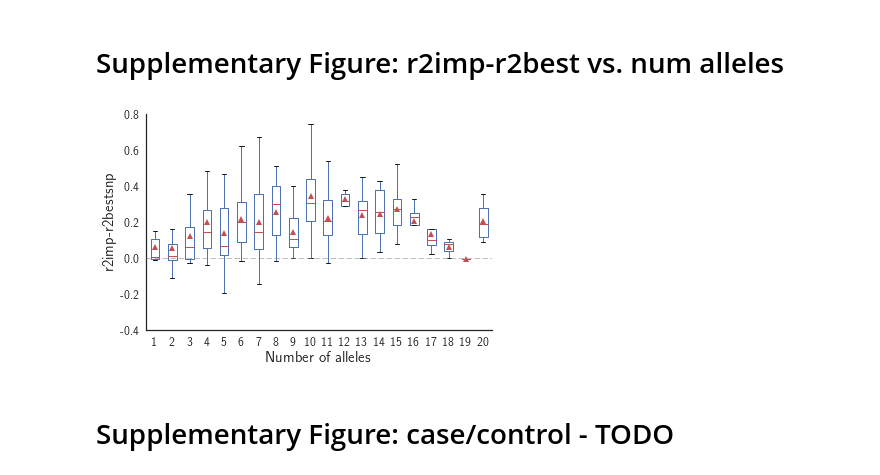
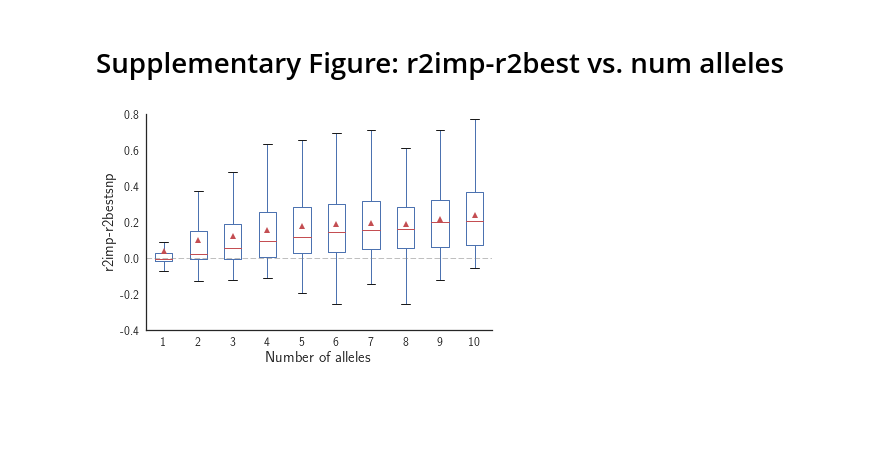
Before and after one commit to gymreklab/ssc-imputation, a Jupyter notebook: haplotype_paper/Figures/Figure4_GWASPower.ipynb, the cells around one changed output. Saved outputs shown, nothing was run; the diff lists cells and outputs as text; code cells hidden in the pictures; blank space fills up the shorter version.

```diff
--- a/haplotype_paper/Figures/Figure4_GWASPower.ipynb
+++ b/haplotype_paper/Figures/Figure4_GWASPower.ipynb
@@ -104 +126,9 @@ fig.savefig(os.path.join("%s_r2vsP.pdf"%PREFIX))
+# %%
+# Load LD values
+r2_snp = pd.read_csv(os.path.join(DATADIR, "gwas-power", "r2_snp.tab"), sep="\t")
+r2_imp = pd.read_csv(os.path.join(DATADIR, "gwas-power", "r2_imp.tab"), sep="\t")
+best_snp = r2_snp.groupby("locus1", as_index=False).agg({"r2": max, "freq_het": np.mean})
+r2comp = pd.merge(best_snp, r2_imp, on=["locus1"])[["locus1","freq_het_x","r2_x","r2_y"]]
+r2comp.columns = ["locus","het","r2_bestsnp","r2_ssc"]
+r2comp["r2diff"] = r2comp["r2_ssc"]-r2comp["r2_bestsnp"]
 # %% [markdown]
@@ -106,8 +135,0 @@ fig.savefig(os.path.join("%s_r2vsP.pdf"%PREFIX))
-# %%
-# Load LD values
-snpstr = pd.read_csv(os.path.join(DATADIR, "gwas-power","r2_snp.tab"), sep="\t")
-best_snp = snpstr.groupby("locus1", as_index=False).agg({"r2": max, "freq_het": np.mean})
-sscloo = pd.read_csv(os.path.join(DATADIR, "gwas-power","r2_imp.tab"), sep="\t")
-r2comp = pd.merge(best_snp, sscloo, on=["locus1"])[["locus1","freq_het_x","r2_x","r2_y"]]
-r2comp.columns = ["locus","het","r2_bestsnp","r2_ssc"]
-r2comp["r2diff"] = r2comp["r2_ssc"]-r2comp["r2_bestsnp"]
@@ -162,22 +197,20 @@ print(np.mean(ldata["r2diff"]))
 # %%
 fig = plt.figure()
 fig.set_size_inches((6, 4))
 ax = fig.add_subplot(111)
-ldata[ldata["numAllele"]<=20].boxplot(column="r2diff", by="numAllele", grid=False, ax=ax, showmeans=True);
+ldata[ldata["numAllele"]<=10].boxplot(column="r2diff", by="numAllele", grid=False, ax=ax, showmeans=True);
 ax.spines['right'].set_visible(False)
 ax.spines['top'].set_visible(False)
 ax.yaxis.set_ticks_position('left')
 ax.xaxis.set_ticks_position('bottom');
 ax.axhline(y=0, linestyle="dashed", color="gray", linewidth=0.5)
 ax.set_ylim(bottom=-0.4, top=0.8)
 ax.set_title("")
 plt.suptitle("")
 ax.set_xlabel("Number of alleles", size=15)
 ax.set_ylabel("r2imp-r2bestsnp", size=15)
 ax.set_xticklabels(ax.get_xticks(), size=12)
 ax.set_yticklabels(["%.1f"%x for x in ax.get_yticks()], size=12);
 fig.savefig(os.path.join(OUTPATH, "SuppFig_r2gain.pdf"))
 # %% [output]
-[figure, old version]
+[figure, new version]
-# %% [markdown]
-# Supplementary Figure: case/control - TODO
```
Also changed, not shown: parts of 19 cells of this notebook, 2 other files.
